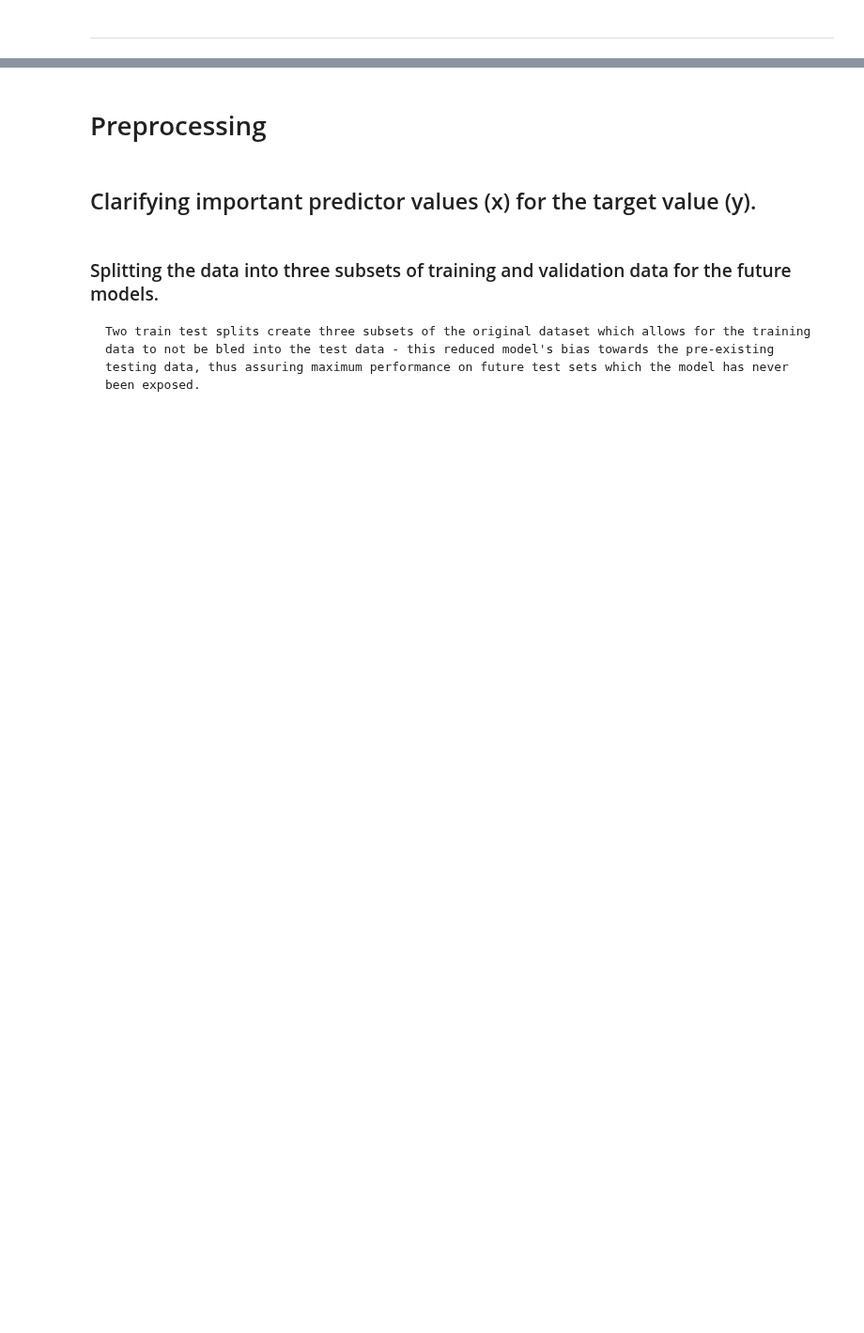
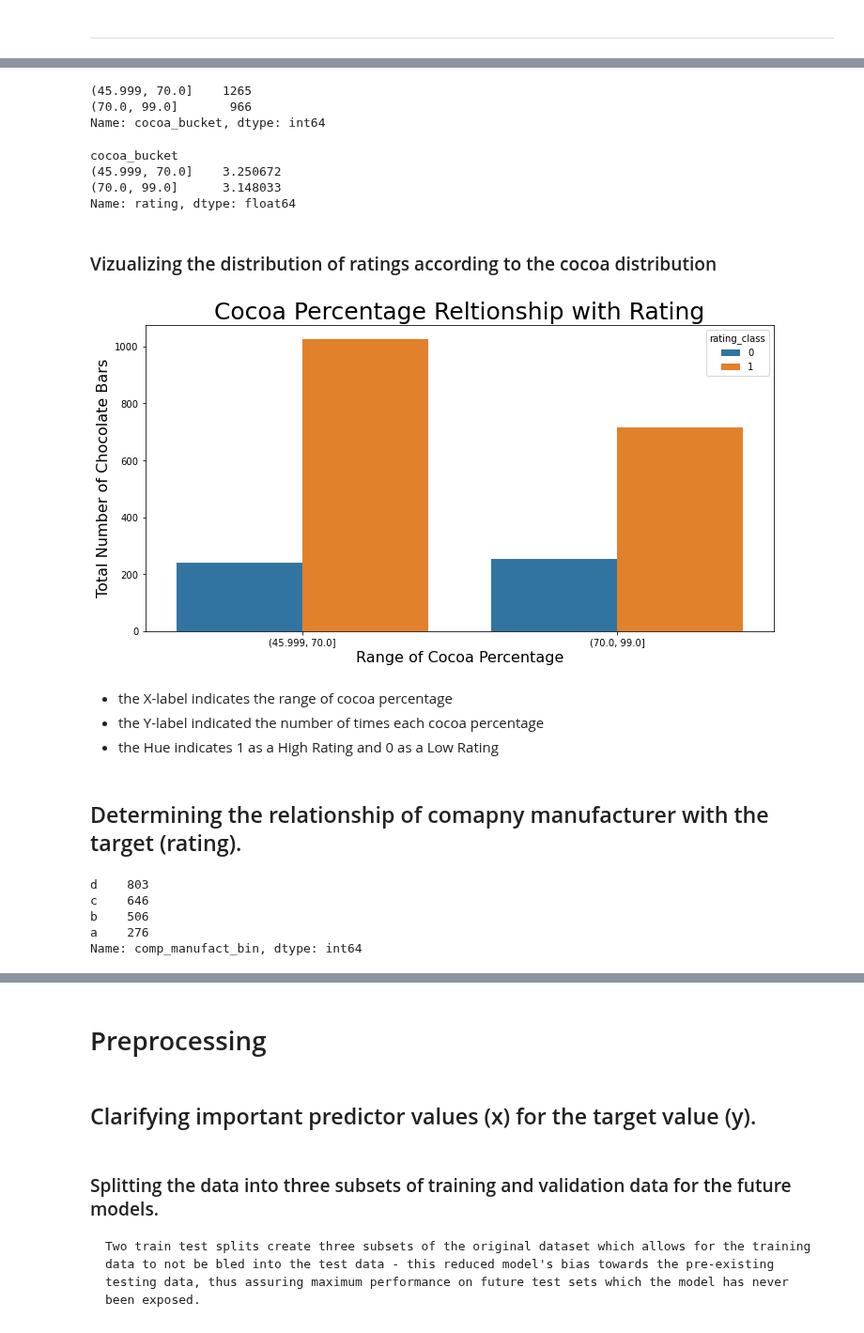
Before and after one commit to jchandleroneal/bsc-phase-three-project, a Jupyter notebook: notebooks/exploratory/chandler/main_notebook.ipynb, the cells around one changed output, grey strips where cells are left out. Shown at 94% size. Cells and saved outputs as stored; diff of their text form; code cells hidden in the pictures; blank space fills up the shorter version.

```diff
--- a/notebooks/exploratory/chandler/main_notebook.ipynb
+++ b/notebooks/exploratory/chandler/main_notebook.ipynb
@@ -704,0 +690,8 @@ df
+# %%
+#setting variable to medium rating group
+bin_b_index = df[df.review_date.isin(second_bin_date)].index
+df.at[bin_b_index, 'review_date_bin'] = 'b'
+# %%
+#setting variable to higher rating group
+bin_c_index = df[df.review_date.isin(third_bin_date)].index
+df.at[bin_c_index, 'review_date_bin'] = 'c'
@@ -704,0 +700,38 @@ df
+# %%
+#breaking down cocoa percent to 2 different groups
+df['cocoa_bucket'] = pd.qcut(df['cocoa_percent'], q=2, duplicates='drop')
+# %%
+#looking into the value counts according to the groups of cocoa percentage
+df['cocoa_bucket'].value_counts()
+# %% [output]
+(45.999, 70.0]    1265
+(70.0, 99.0]       966
+Name: cocoa_bucket, dtype: int64
+# %%
+#looking into the mean rating according to the groups of cocoa percentage
+df.groupby('cocoa_bucket').mean()['rating']
+# %% [output]
+cocoa_bucket
+(45.999, 70.0]    3.250672
+(70.0, 99.0]      3.148033
+Name: rating, dtype: float64
+# %%
+#breaking the ratings into groups of high and low using 1 (above 3) and 0 (anything below 3)
+df['rating_class'] = [1 if r >= 3 else 0 for r in df['rating']]
+# %% [markdown]
+### Vizualizing the distribution of ratings according to the cocoa distribution
+# %%
+fig, ax = plt.subplots(figsize = (12,6))
+sns.countplot(x='cocoa_bucket',data=df, hue='rating_class', ax=ax)
+
+plt.xlabel('Range of Cocoa Percentage', fontsize=16)
+plt.ylabel('Total Number of Chocolate Bars', fontsize=16)
+plt.title('Cocoa Percentage Reltionship with Rating', fontsize=25);
+# %% [output]
+[figure, added]
+# %% [markdown]
+* the X-label indicates the range of cocoa percentage
+* the Y-label indicated the number of times each cocoa percentage
+* the Hue indicates 1 as a High Rating and 0 as a Low Rating
+# %% [markdown]
+## Determining the relationship of comapny manufacturer with the target (rating).
@@ -704,0 +779,9 @@ df
+# %%
+#checking values to ensure that the binning worked
+df.comp_manufact_bin.value_counts()
+# %% [output]
+d    803
+c    646
+b    506
+a    276
+Name: comp_manufact_bin, dtype: int64
```
Also changed, not shown: parts of 52 cells of this notebook, 2 other files.
